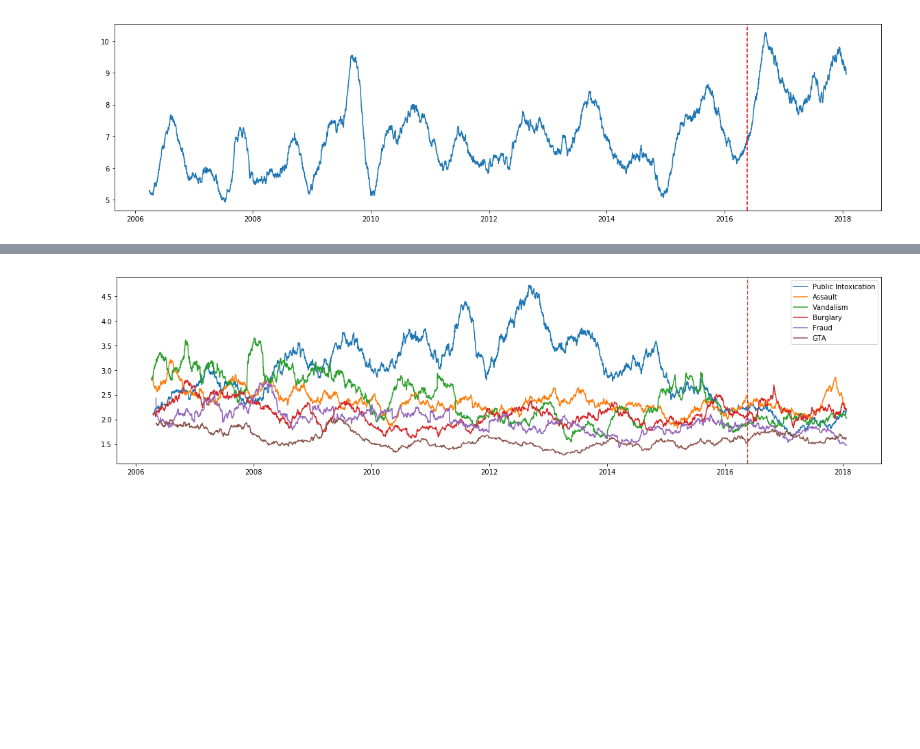
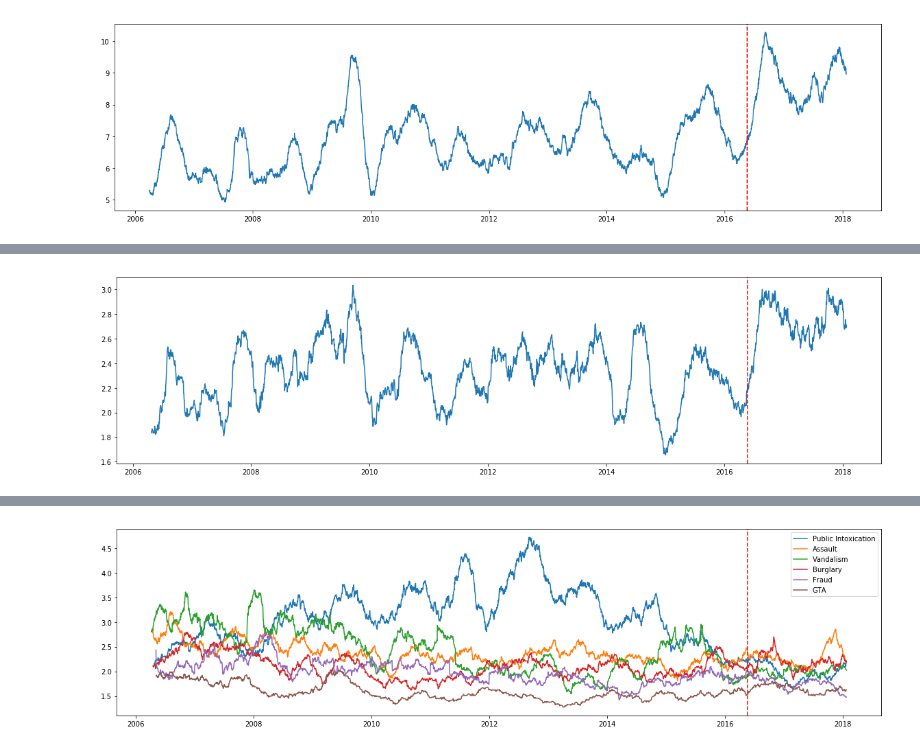
Before and after one commit to HKS-data-science-group/santa-monica-light-rail, a Jupyter notebook: Crime Dataset EDA.ipynb, the cells around one changed output, grey strips where cells are left out. Saved outputs shown, nothing was run; the diff lists cells and outputs as text; code cells hidden in the pictures; blank space fills up the shorter version.

```diff
--- a/Crime Dataset EDA.ipynb
+++ b/Crime Dataset EDA.ipynb
@@ -126,0 +163,7 @@ plt.show()
+# %%
+plt.figure(figsize=(20, 5))
+create_timseries(df[df['one_mile'] == 0], 'UCR Level 2', 'Larceny')
+plt.axvline(x = open_date, c = 'r', ls = '--')
+plt.show()
+# %% [output]
+[figure, added]
```
Also changed, not shown: parts of 8 cells of this notebook.
